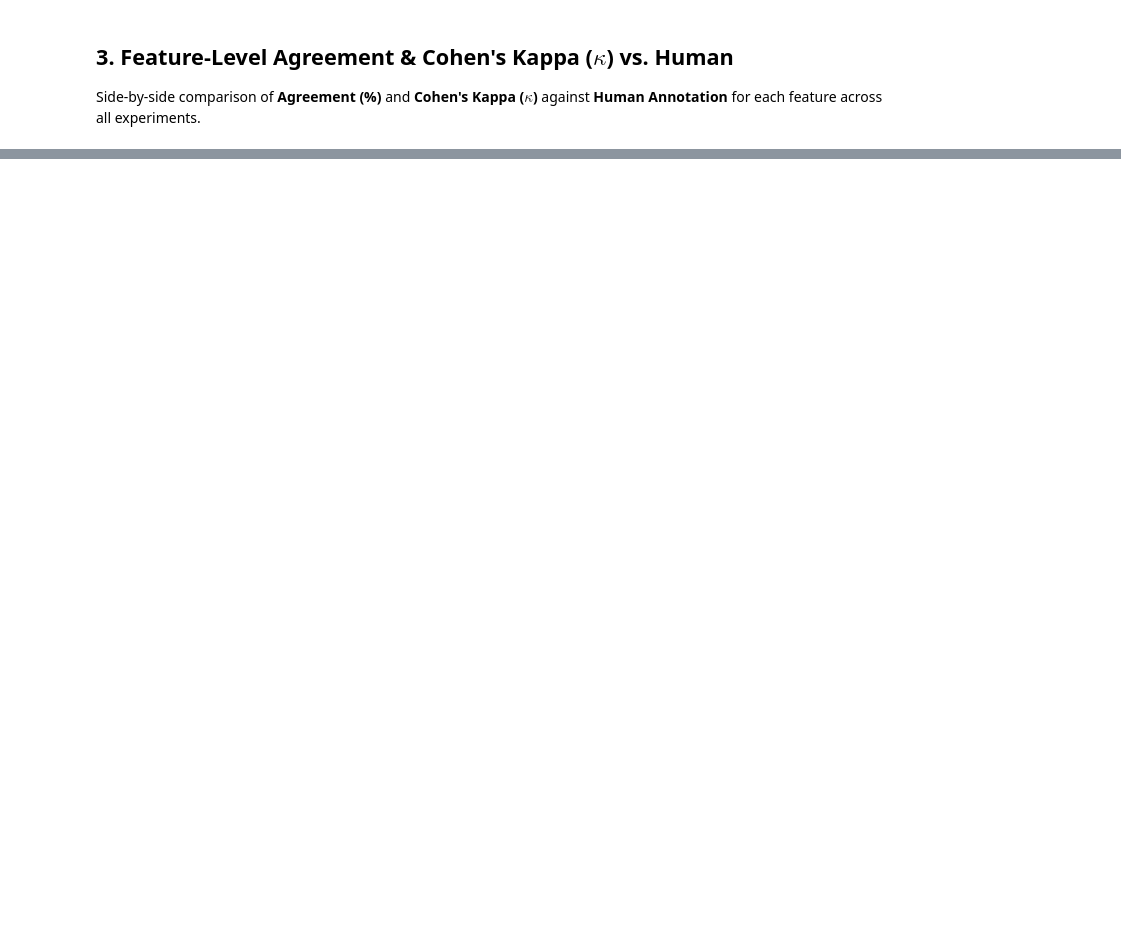
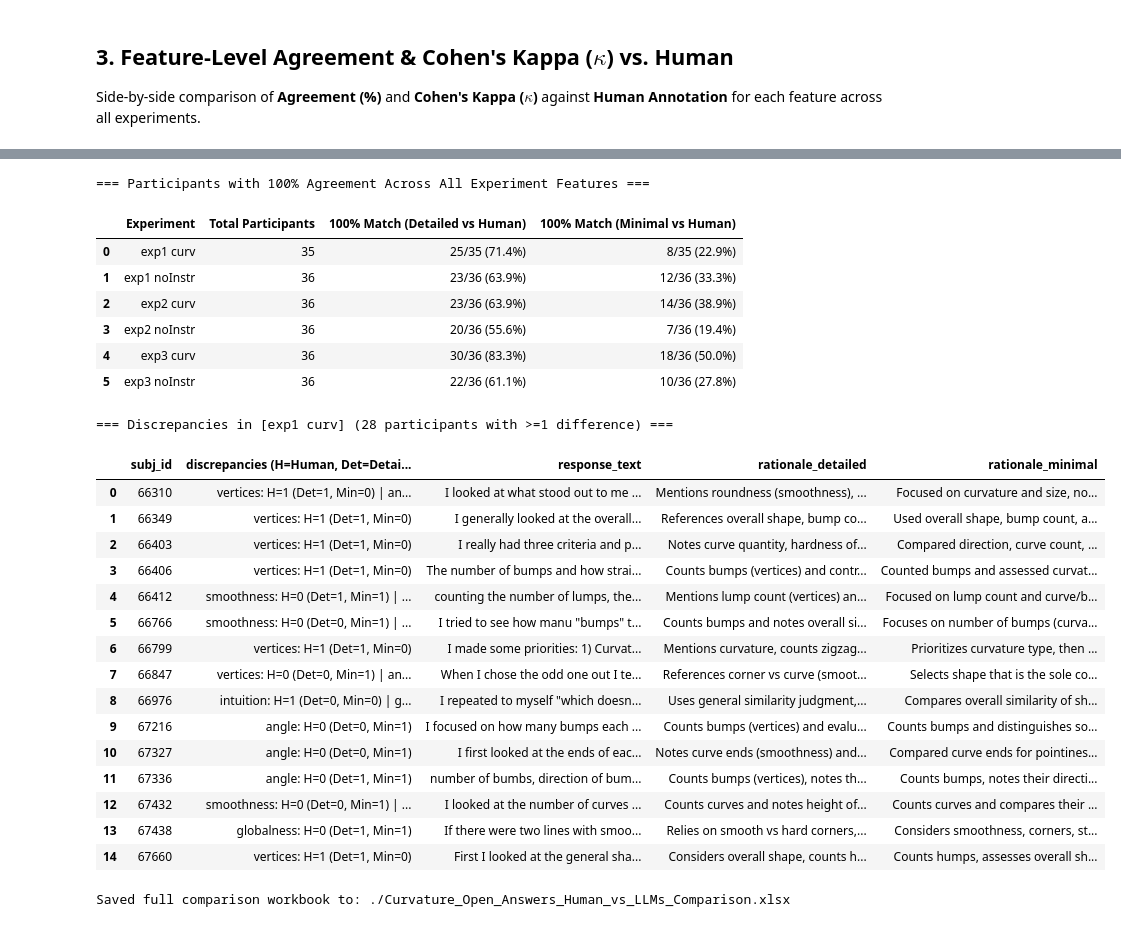
Before and after one commit to seoheehan94/3_Curvature-Representation, a Jupyter notebook: Open_Answers/compare_llm_codings.ipynb, the cells around one changed output, grey strips where cells are left out. Drawn from its saved outputs; the diff is of its cells as text; code cells hidden in the pictures; blank space fills up the shorter version.

```diff
--- a/Open_Answers/compare_llm_codings.ipynb
+++ b/Open_Answers/compare_llm_codings.ipynb
@@ -434,7 +611,7 @@ for exp in EXPERIMENTS:
         "Total Participants": total_subj,
         "100% Match (Detailed vs Human)": f"{perfect_counts['detailed']}/{total_subj} ({perfect_counts['detailed']/total_subj:.1%})",
         "100% Match (Minimal vs Human)": f"{perfect_counts['minimal']}/{total_subj} ({perfect_counts['minimal']/total_subj:.1%})",
-        "100% Match (AI vs Human)": f"{perfect_counts['ai']}/{total_subj} ({perfect_counts['ai']/total_subj:.1%})",
+        # "100% Match (Old vs Human)": f"{perfect_counts['old']}/{total_subj} ({perfect_counts['old']/total_subj:.1%})",
     })
 
     # Build participant-level discrepancy table
@@ -445,36 +622,64 @@ for exp in EXPERIMENTS:
             vh = row[f"{f}_human"]
             vd = row[f"{f}_detailed"]
             vm = row[f"{f}_minimal"]
-            va = row[f"{f}_ai"]
+            # vo = row[f"{f}_old"]
             if pd.isna(vh):
                 continue
-            if any(pd.notna(v) and v != vh for v in [vd, vm, va]):
-                diff_items.append(f"{f}: H={vh} (Det={vd}, Min={vm}, AI={va})")
+            if any(pd.notna(v) and v != vh for v in [vd, vm]):
+                diff_items.append(f"{f}: H={vh} (Det={vd}, Min={vm})")
+                # diff_items.append(f"{f}: H={vh} (Det={vd}, Min={vm}, Old={vo})")
         if diff_items:
             rows.append({
                 "subj_id": row["subj_id"],
-                "discrepancies (H=Human, Det=Detailed, Min=Minimal, AI=AI)": " | ".join(diff_items),
+                "discrepancies (H=Human, Det=Detailed, Min=Minimal)": " | ".join(diff_items),
                 "response_text": row["response_text"],
                 "rationale_detailed": row.get("rationale_detailed", ""),
                 "rationale_minimal": row.get("rationale_minimal", ""),
             })
     discrepancy_sheets[exp] = pd.DataFrame(rows)
 
 print("=== Participants with 100% Agreement Across All Experiment Features ===")
 display(pd.DataFrame(agreement_overview))
 
 # Show discrepancy preview for SELECTED_EXPERIMENT
 print(f"\n=== Discrepancies in [{SELECTED_EXPERIMENT}] ({len(discrepancy_sheets[SELECTED_EXPERIMENT])} participants with >=1 difference) ===")
 pd.set_option("display.max_colwidth", None)
 display(discrepancy_sheets[SELECTED_EXPERIMENT].head(15))
 
 # Export comprehensive comparison & discrepancies workbook to Open_Answers/
 export_path = os.path.join(BASE_DIR, "Curvature_Open_Answers_Human_vs_LLMs_Comparison.xlsx")
 with pd.ExcelWriter(export_path, engine="openpyxl") as writer:
     overall_summary.to_excel(writer, sheet_name="Overall_Summary", index=False)
     exp_summary.to_excel(writer, sheet_name="Experiment_Summary", index=False)
     metrics_df.to_excel(writer, sheet_name="All_Feature_Metrics", index=False)
     for exp, d_df in discrepancy_sheets.items():
         d_df.to_excel(writer, sheet_name=f"Diff_{exp}", index=False)
 
 print(f"\nSaved full comparison workbook to: {export_path}")
+# %% [output]
+=== Participants with 100% Agreement Across All Experiment Features ===
+|  | Experiment | Total Participants | 100% Match (Detailed vs Human) | 100% Match (Minimal vs Human) |
+| 0 | exp1 curv | 35 | 25/35 (71.4%) | 8/35 (22.9%) |
+| 1 | exp1 noInstr | 36 | 23/36 (63.9%) | 12/36 (33.3%) |
+| 2 | exp2 curv | 36 | 23/36 (63.9%) | 14/36 (38.9%) |
+| 3 | exp2 noInstr | 36 | 20/36 (55.6%) | 7/36 (19.4%) |
+| 4 | exp3 curv | 36 | 30/36 (83.3%) | 18/36 (50.0%) |
+| 5 | exp3 noInstr | 36 | 22/36 (61.1%) | 10/36 (27.8%) |
+=== Discrepancies in [exp1 curv] (28 participants with >=1 difference) ===
+|  | subj_id | discrepancies (H=Human, Det=Detai... | response_text | rationale_detailed | rationale_minimal |
+| 0 | 66310 | vertices: H=1 (Det=1, Min=0) | an... | I looked at what stood out to me ... | Mentions roundness (smoothness), ... | Focused on curvature and size, no... |
+| 1 | 66349 | vertices: H=1 (Det=1, Min=0) | I generally looked at the overall... | References overall shape, bump co... | Used overall shape, bump count, a... |
+| 2 | 66403 | vertices: H=1 (Det=1, Min=0) | I really had three criteria and p... | Notes curve quantity, hardness of... | Compared direction, curve count, ... |
+| 3 | 66406 | vertices: H=1 (Det=1, Min=0) | The number of bumps and how strai... | Counts bumps (vertices) and contr... | Counted bumps and assessed curvat... |
+| 4 | 66412 | smoothness: H=0 (Det=1, Min=1) | ... | counting the number of lumps, the... | Mentions lump count (vertices) an... | Focused on lump count and curve/b... |
+| 5 | 66766 | smoothness: H=0 (Det=0, Min=1) | ... | I tried to see how manu "bumps" t... | Counts bumps and notes overall si... | Focuses on number of bumps (curva... |
+| 6 | 66799 | vertices: H=1 (Det=1, Min=0) | I made some priorities: 1) Curvat... | Mentions curvature, counts zigzag... | Prioritizes curvature type, then ... |
+| 7 | 66847 | vertices: H=0 (Det=0, Min=1) | an... | When I chose the odd one out I te... | References corner vs curve (smoot... | Selects shape that is the sole co... |
+| 8 | 66976 | intuition: H=1 (Det=0, Min=0) | g... | I repeated to myself "which doesn... | Uses general similarity judgment,... | Compares overall similarity of sh... |
+| 9 | 67216 | angle: H=0 (Det=0, Min=1) | I focused on how many bumps each ... | Counts bumps (vertices) and evalu... | Counts bumps and distinguishes so... |
+| 10 | 67327 | angle: H=0 (Det=0, Min=1) | I first looked at the ends of eac... | Notes curve ends (smoothness) and... | Compared curve ends for pointines... |
+| 11 | 67336 | angle: H=0 (Det=1, Min=1) | number of bumbs, direction of bum... | Counts bumps (vertices), notes th... | Counts bumps, notes their directi... |
+| 12 | 67432 | smoothness: H=0 (Det=0, Min=1) | ... | I looked at the number of curves ... | Counts curves and notes height of... | Counts curves and compares their ... |
+| 13 | 67438 | globalness: H=0 (Det=1, Min=1) | If there were two lines with smoo... | Relies on smooth vs hard corners,... | Considers smoothness, corners, st... |
+| 14 | 67660 | vertices: H=1 (Det=1, Min=0) | First I looked at the general sha... | Considers overall shape, counts h... | Counts humps, assesses overall sh... |
+Saved full comparison workbook to: ./Curvature_Open_Answers_Human_vs_LLMs_Comparison.xlsx
```
Also changed, not shown: parts of 10 cells of this notebook, 11 other files.
